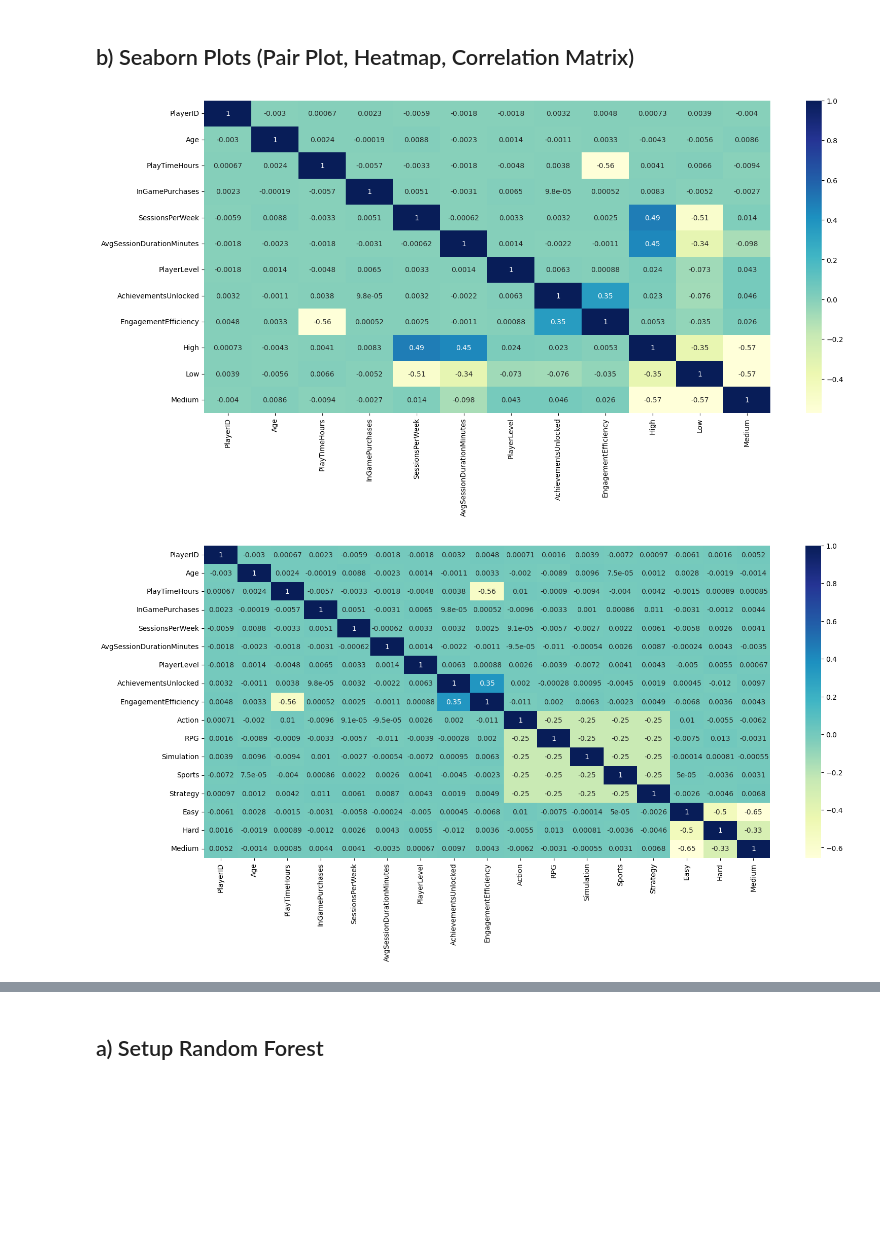
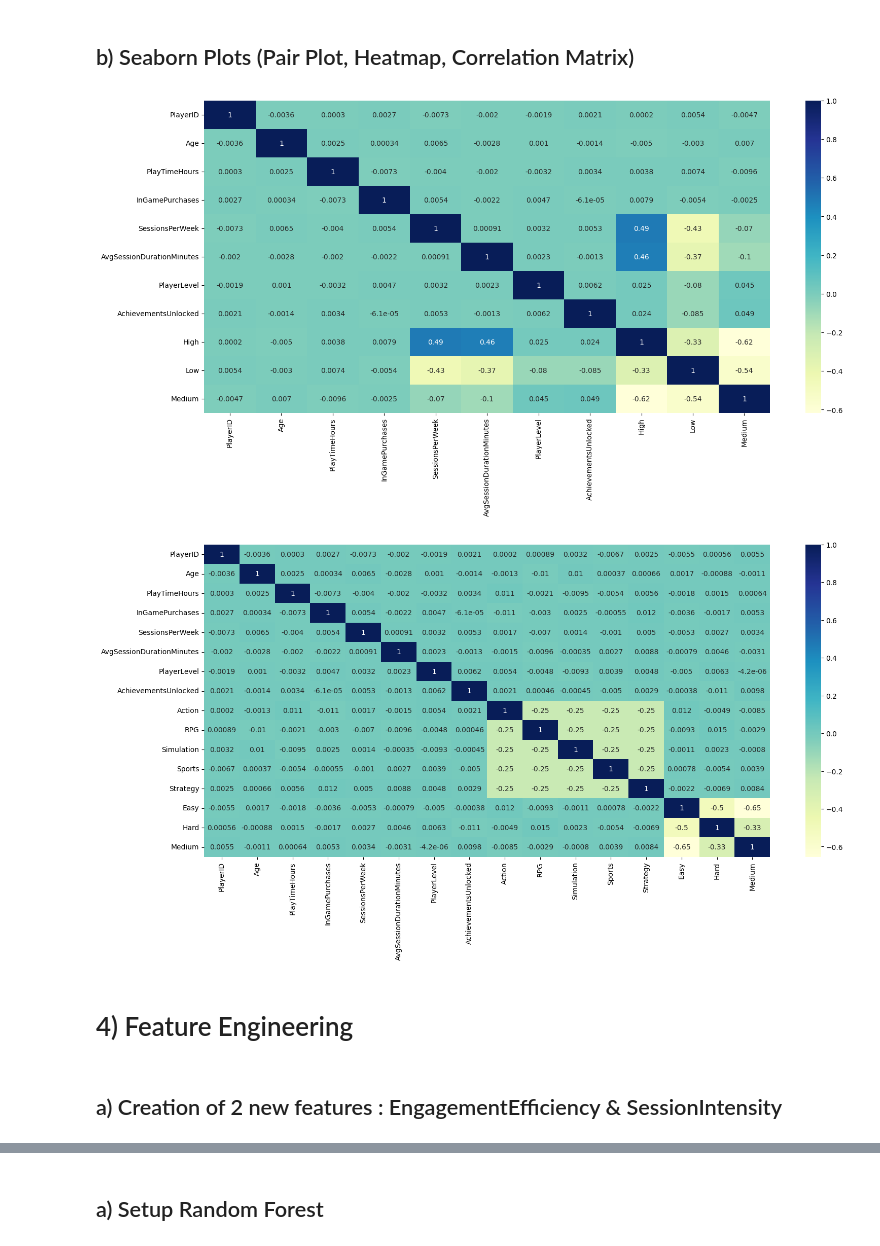
Before and after one commit to LogBlast/projectdata_group6, a Jupyter notebook: project_group6.ipynb, the cells around one changed output, grey strips where cells are left out. Cells and saved outputs as stored; diff of their text form; code cells hidden in the pictures; blank space fills up the shorter version.

```diff
--- a/project_group6.ipynb
+++ b/project_group6.ipynb
@@ -61,16 +93,0 @@ The dataset is already clean
-# %%
-# float
-float_cols = df.select_dtypes(include='float').columns
-df[float_cols] = df[float_cols].round().astype('int')
-
-# numeric
-numeric_columns = ["Age", "PlayTimeHours", "SessionsPerWeek", "PlayerLevel"]
-df[numeric_columns] = df[numeric_columns].apply(pd.to_numeric, errors='coerce')
-
-# missing values
-df.dropna(subset=numeric_columns, inplace=True)
-
-cat_cols = df.select_dtypes(include='object').columns
-
-display(df.head())
-print(df.info())
@@ -330,14 +335,14 @@ plt.show()
 ### Advanced Analysis
 # %%
 # Age group creation
-df['AgeGroup'] = pd.cut(df['Age'], bins=[0, 18, 25, 35, 50],
+df_visu['AgeGroup'] = pd.cut(df_visu['Age'], bins=[0, 18, 25, 35, 50],
                        labels=['<18', '18-25', '26-35', '36-50'])
 
 plt.figure(figsize=(15, 5))
 
 # Play time by age group and gender
 plt.subplot(1, 3, 1)
-age_gender_pivot = df.pivot_table(values='PlayTimeHours', index='AgeGroup',
+age_gender_pivot = df_visu.pivot_table(values='PlayTimeHours', index='AgeGroup',
                                  columns='Gender', aggfunc='mean', observed=False)
 age_gender_pivot.plot(kind='bar', ax=plt.gca(), color=['#FF9999', '#66B2FF'])
 plt.title('Average Play Time by Age and Gender', fontweight='bold')
@@ -348,14 +353,14 @@ plt.xticks(rotation=45)
 
 # Session duration distribution
 plt.subplot(1, 3, 2)
-sns.histplot(data=df, x='AvgSessionDurationMinutes', bins=25, kde=True, color='green')
+sns.histplot(data=df_visu, x='AvgSessionDurationMinutes', bins=25, kde=True, color='green')
 plt.title('Session Duration Distribution', fontweight='bold')
 plt.xlabel('Average Duration (Minutes)')
 plt.ylabel('Frequency')
 
 # Top players (high level)
 plt.subplot(1, 3, 3)
-top_players = df.nlargest(20, 'PlayerLevel')
+top_players = df_visu.nlargest(20, 'PlayerLevel')
 sns.scatterplot(data=top_players, x='PlayTimeHours', y='PlayerLevel',
                hue='GameGenre', s=100, alpha=0.8)
 plt.title('Top 20 Players (Highest Level)', fontweight='bold')
@@ -381,25 +386,25 @@ plt.show()
 # %% [markdown]
 ## b) Seaborn Plots (Pair Plot, Heatmap, Correlation Matrix)
 # %%
-# Exemple de code pour les pairs plot sur kaggle
-
-gender_country_data = df.join(pd.get_dummies(df.Gender)).drop(['Gender'], axis=1)
-gender_country_data = df.join(pd.get_dummies(df.Location)).drop(['Location'], axis=1)
-gender_country_data = df.join(pd.get_dummies(df.EngagementLevel)).drop(['EngagementLevel'], axis=1)
+gender_country_data = df_visu.join(pd.get_dummies(df_visu.Gender)).drop(['Gender'], axis=1)
+gender_country_data = df_visu.join(pd.get_dummies(df_visu.Location)).drop(['Location'], axis=1)
+gender_country_data = df_visu.join(pd.get_dummies(df_visu.EngagementLevel)).drop(['EngagementLevel'], axis=1)
 
 plt.figure(figsize=(18,8))
 sns.heatmap(gender_country_data.corr(numeric_only=True), annot=True, cmap="YlGnBu")
 plt.show()
 
-# ----------------
-
-df_dummies = df.join(pd.get_dummies(df.GameGenre)).drop(['GameGenre'], axis=1)
+df_dummies = df_visu.join(pd.get_dummies(df_visu.GameGenre)).drop(['GameGenre'], axis=1)
 df_dummies = df_dummies.join(pd.get_dummies(df_dummies.GameDifficulty)).drop(['GameDifficulty'], axis=1)
 corr_matrix = df_dummies.corr(numeric_only=True)
 
 plt.figure(figsize=(18,8))
 sns.heatmap(corr_matrix, annot=True, cmap="YlGnBu")
 plt.show()
 # %% [output]
-[figure, old version]
+[figure, new version]
-[figure, old version]
+[figure, new version]
+# %% [markdown]
+# 4) Feature Engineering
+# %% [markdown]
+## a) Creation of 2 new features : EngagementEfficiency & SessionIntensity
```
Also changed, not shown: parts of 33 cells of this notebook.
